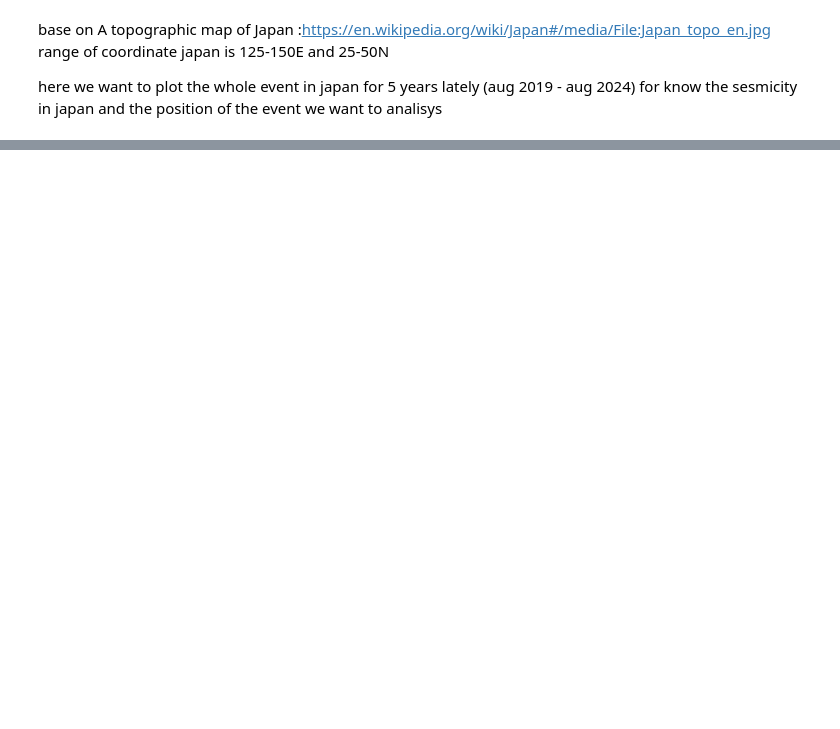
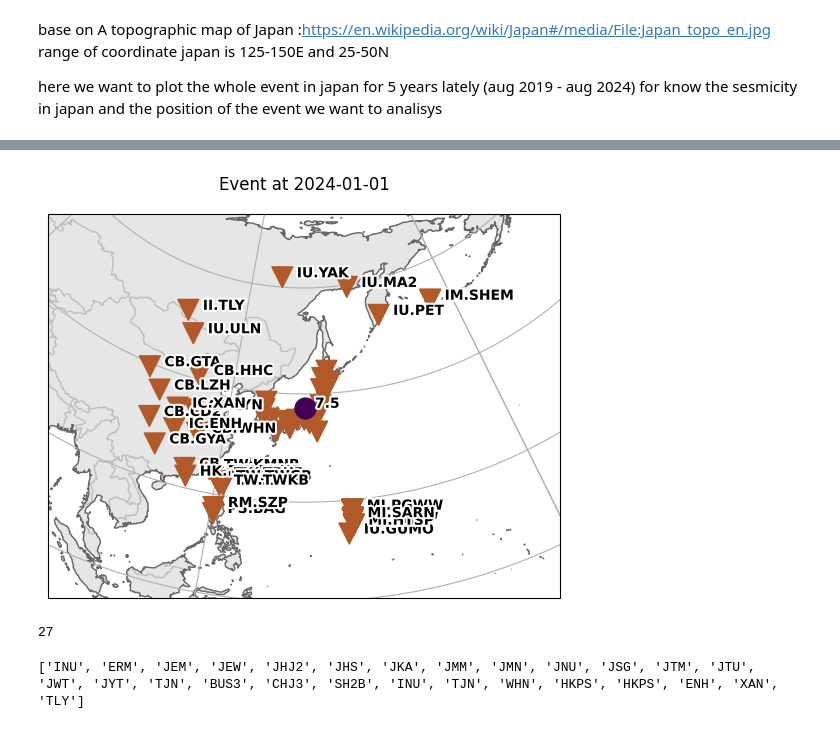
Before and after one commit to hjibran/2024_Noto_earthquake_swarm_project, a Jupyter notebook: 2024_Noto_earthquake_swarm_project.ipynb, the cells around one changed output, grey strips where cells are left out. Cells and saved outputs as stored; diff of their text form; code cells hidden in the pictures; blank space fills up the shorter version.

```diff
--- a/2024_Noto_earthquake_swarm_project.ipynb
+++ b/2024_Noto_earthquake_swarm_project.ipynb
@@ -20,8 +20,8 @@ Menurut Wikipedia, gempa ini terjadi pada wilayah semenanjung Noto Jepang yang b
 # %% [markdown]
 Mendefinisikan variabel yang telah diketahui
 # %%
-latitude = 37.488
-longitude = 137.217
+eventlatitude = 37.488
+eventlongitude = 137.217
 eventtime = UTCDateTime('2024-01-01T16:10:00+09')
 # %%
 client = Client('IRIS')
@@ -70,0 +81,10 @@ plt.show()
+# %%
+near_stations = client.get_stations(starttime=eventtime, endtime=eventtime+1800, location=' ,00', channel='BHZ', level='channel', longitude=eventlongitude, latitude=eventlatitude, minradius=2, maxradius=8)
+far_stations = client.get_stations(starttime=eventtime, endtime=eventtime+1800, location=' ,00', channel='BHZ', level='channel', longitude=eventlongitude, latitude=eventlatitude, minradius=20, maxradius=30)
+
+fig1 = far_stations.plot(projection='local', label=0.2, resolution='h', show=False)
+fig2 = near_stations.plot(projection='local', label=False, resolution='h', fig=fig1, show=False)
+event.plot(projection='local', resolution='h', fig=fig2)
+plt.close()
+# %% [output]
+[figure, added]
@@ -70,0 +118,23 @@ plt.show()
+# %%
+total_stations = len(station)
+
+for i in range(len(network)):
+    try:
+        waveform = client.get_waveforms(network[i], station[i], location[i], channel[i], starttime=eventtime, endtime=eventtime+1800,
+                                        filename='./waveform/{}.{}.{}.{}.SAC'.format(network[i], station[i], location[i], channel[i]))
+    except:
+        drop = i-total_stations
+        del network[drop]
+        del station[drop]
+        del location[drop]
+        del channel[drop]
+        del longitude[drop]
+        del latitude[drop]
+
+print(len(network))
+# %% [output]
+27
+# %%
+print(station)
+# %% [output]
+['INU', 'ERM', 'JEM', 'JEW', 'JHJ2', 'JHS', 'JKA', 'JMM', 'JMN', 'JNU', 'JSG', 'JTM', 'JTU', 'JWT', 'JYT', 'TJN', 'BUS3', 'CHJ3', 'SH2B', 'INU', 'TJN', 'WHN', 'HKPS', 'HKPS', 'ENH', 'XAN', 'TLY']
```
Also changed, not shown: parts of 4 cells of this notebook, 36 other files.
